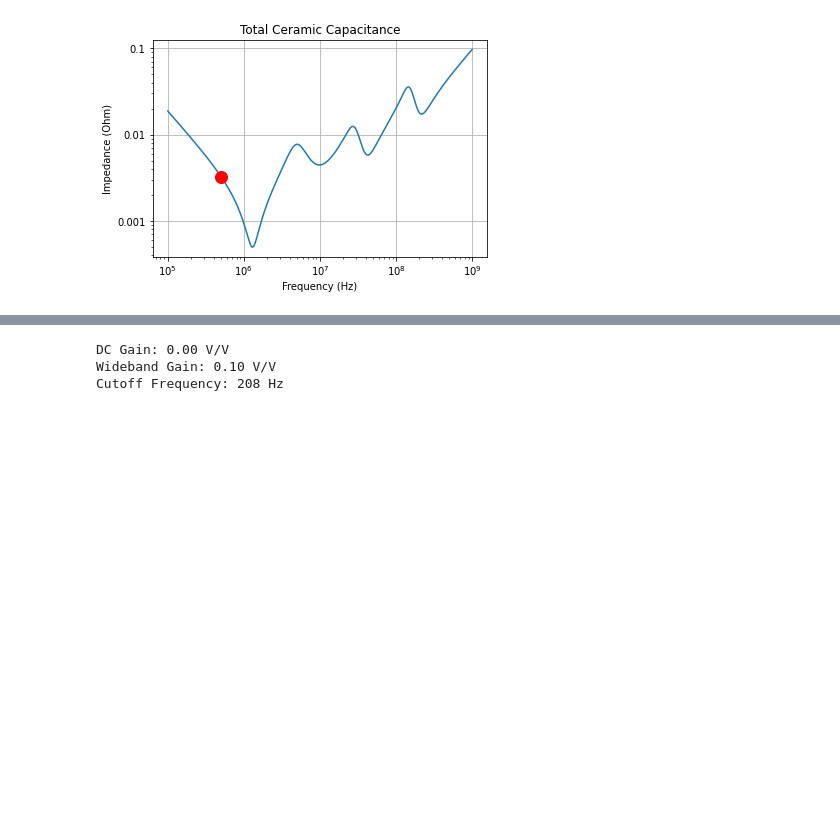
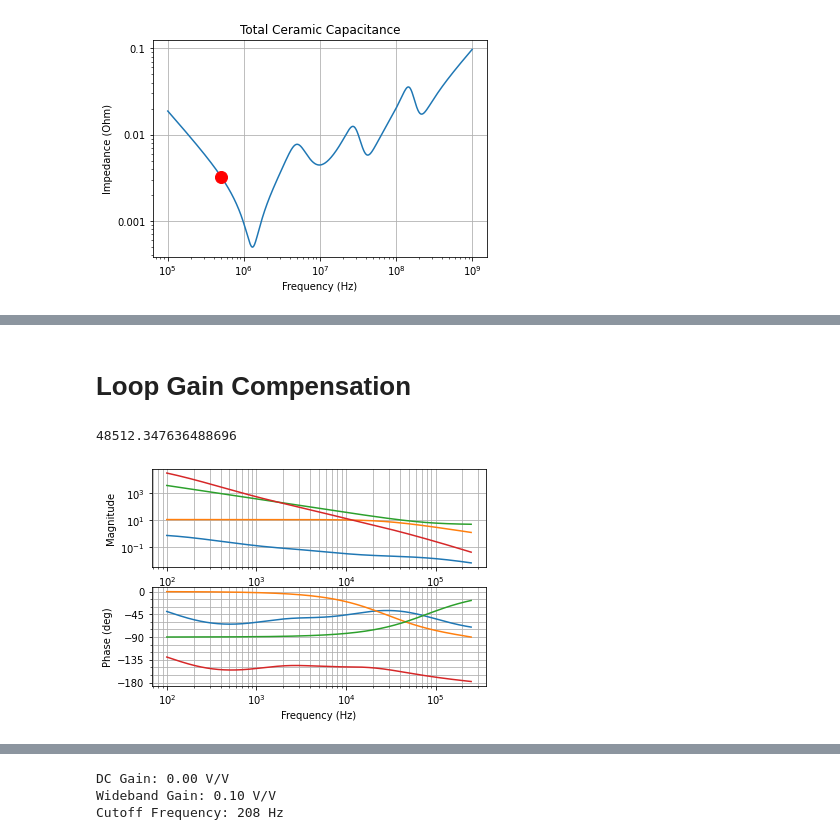
Before and after one commit to amosborne/buck-converter-stability, a Jupyter notebook: analysis.ipynb, the cells around one changed output, grey strips where cells are left out. Cells and saved outputs as stored; diff of their text form; code cells hidden in the pictures; blank space fills up the shorter version.

Commit message:
loop gain wip

```diff
--- a/analysis.ipynb
+++ b/analysis.ipynb
@@ -150,0 +190,24 @@ mag, phase, omega = control.bode_plot(cap100u, omega_limits=(100, 1e6), Hz=True)
+# %% [markdown]
+# Loop Gain Compensation
+# %%
+rload = vout / iout
+total_load = parz(final_cercap, final_tantcap, rload)
+
+gdiv = vfb / vout
+# chf = control.tf(1, [39e-12, 0])  # placeholder
+ccomp = control.tf(1, [10e-12, 0])  # placeholder
+rcomp = 200e3  # placeholder
+compensation = gdiv * gm * (rcomp + ccomp)
+
+loop = iLvC * total_load * compensation
+
+_, _, _ = control.bode_plot(total_load, omega_limits=(100, fsw / 2), Hz=True)
+_, _, _ = control.bode_plot(iLvC, omega_limits=(100, fsw / 2), Hz=True)
+_, _, _ = control.bode_plot(compensation, omega_limits=(100, fsw / 2), Hz=True)
+mag, phase, omega = control.bode_plot(loop, omega_limits=(100, fsw / 2), Hz=True)
+
+wgc = interp1d(mag, omega)(1)
+wgc / math.tau
+# %% [output]
+48512.347636488696
+[figure, added]
```
Also changed, not shown: parts of 9 cells of this notebook.
